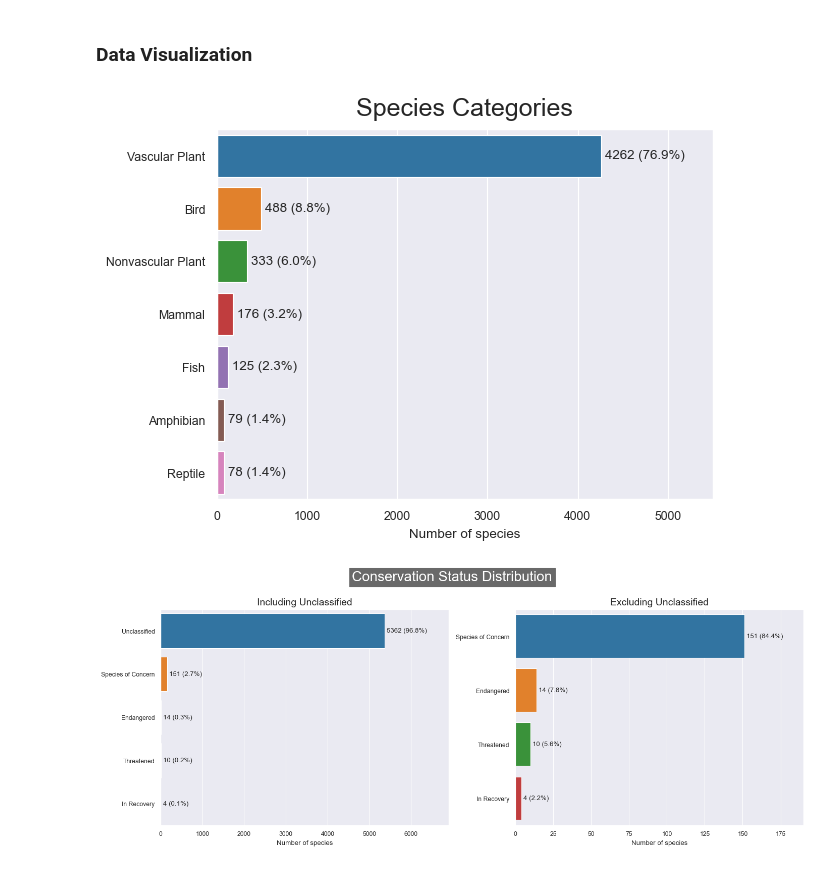
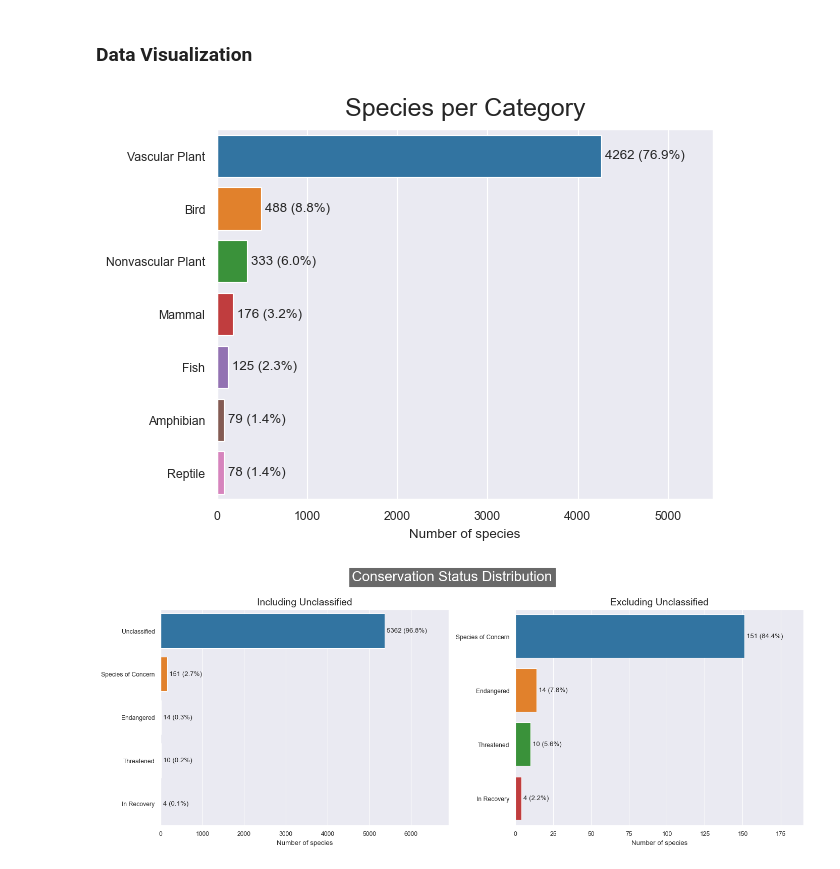
Before and after one commit to bcbmotta/biodiversity-project, a Jupyter notebook: Code/biodiversity.ipynb, the cells around one changed output. Saved outputs shown, nothing was run; the diff lists cells and outputs as text; code cells hidden in the pictures.

```diff
--- a/Code/biodiversity.ipynb
+++ b/Code/biodiversity.ipynb
@@ -23,6 +24,9 @@ sns.set_context("paper")
 ### Function Definitions
 # %%
 def plot_bar_percentages(g, include_values=False, label_type='edge', padding=3, **kwargs):
+    '''
+    add pct label for each bar in a bar chart
+    '''
     if len(g.containers) > 1:
         total = sum([container.datavalues for container in g.containers])
         for i in range(len(g.containers)):
@@ -40,7 +44,7 @@ def plot_bar_percentages(g, include_values=False, label_type='edge', padding=3,
 
 def pct_label(pct):
     '''
-    Add decimal value if pct not int
+    Add decimal value if pct not int for pie charts
     '''
     if round(pct, 1) != int(pct):
         return f"{pct:.1f}%"
@@ -48,7 +52,7 @@ def pct_label(pct):
 
 def pct_adjust(autopcts, color = 'white', threshold = 5, distance = 1.4):
     '''
-    Adjust percentage label color and position
+    Adjust percentage label color and position in a pie chart
     '''
     for pct in autopcts:
             # Set pct color to white
@@ -94,10 +98,10 @@ info.conservation_status.fillna('Unclassified', inplace=True)
 # Add protected status
 info['is_protected'] = info.conservation_status != 'Unclassified'
 
-# Drop column common_names since it has no use for this analysis
-info.drop(columns='common_names', inplace=True)
+# Prepare data set to be merged
+info_mod = info.drop(columns='common_names')
 
 # Remove Duplicated rows to have a unique scientific_name per row
-info.drop_duplicates(inplace=True)
+info_mod.drop_duplicates(inplace=True)
 # %%
 # Check if all scientific names are unique
@@ -126,8 +130,8 @@ display(info[info.scientific_name.isin(['Oncorhynchus mykiss', 'Canis lupus'])])
 | 3283 | Fish | Oncorhynchus mykiss | Threatened | True |
 # %%
 # Remove first appearance of each species, as it shows an evolution in their conservation_status
-info = info.drop([8, 560]).reset_index(drop=True)
-info
+info_mod = info_mod.drop([8, 560]).reset_index(drop=True)
+info_mod
 # %% [output]
 |  | category | scientific_name | conservation_status | is_protected |
 | 0 | Mammal | Clethrionomys gapperi gapperi | Unclassified | False |
@@ -192,14 +212,17 @@ Species Conservation Status: ['Unclassified', 'Species of Concern', 'Endangered'
 Park Names: ['Great Smoky Mountains National Park', 'Yosemite National Park', 'Bryce National Park', 'Yellowstone National Park']
 # %% [markdown]
 ### Data Visualization
+# %%
+# Define categories colors for standardization of charts
+categories_colors = {k : v for k, v in zip(info.category.value_counts().index, mcolors.TABLEAU_COLORS.keys())}
 # %%
-g = sns.countplot(data=info, y='category', order=info.category.value_counts().index)
-plt.title('Species Categories', fontsize=18, pad=10)
+g = sns.countplot(data=info_mod, y='category', order=info_mod.category.value_counts().index, palette=categories_colors)
+plt.title('Species per Category', fontsize=18, pad=10)
 plt.xlim(0, 5500)
 plot_bar_percentages(g, include_values=True)
 g.set(ylabel='', xlabel='Number of species');
 # %% [output]
-[figure, old version]
+[figure, new version]
 # %%
 fig, axs = plt.subplots(1, 2, figsize=(14, 5), layout='constrained')
 fig.suptitle('Conservation Status Distribution', fontsize=20, y=1.1, backgroundcolor='dimgray', color='w')
```
Also changed, not shown: parts of 18 cells of this notebook.
